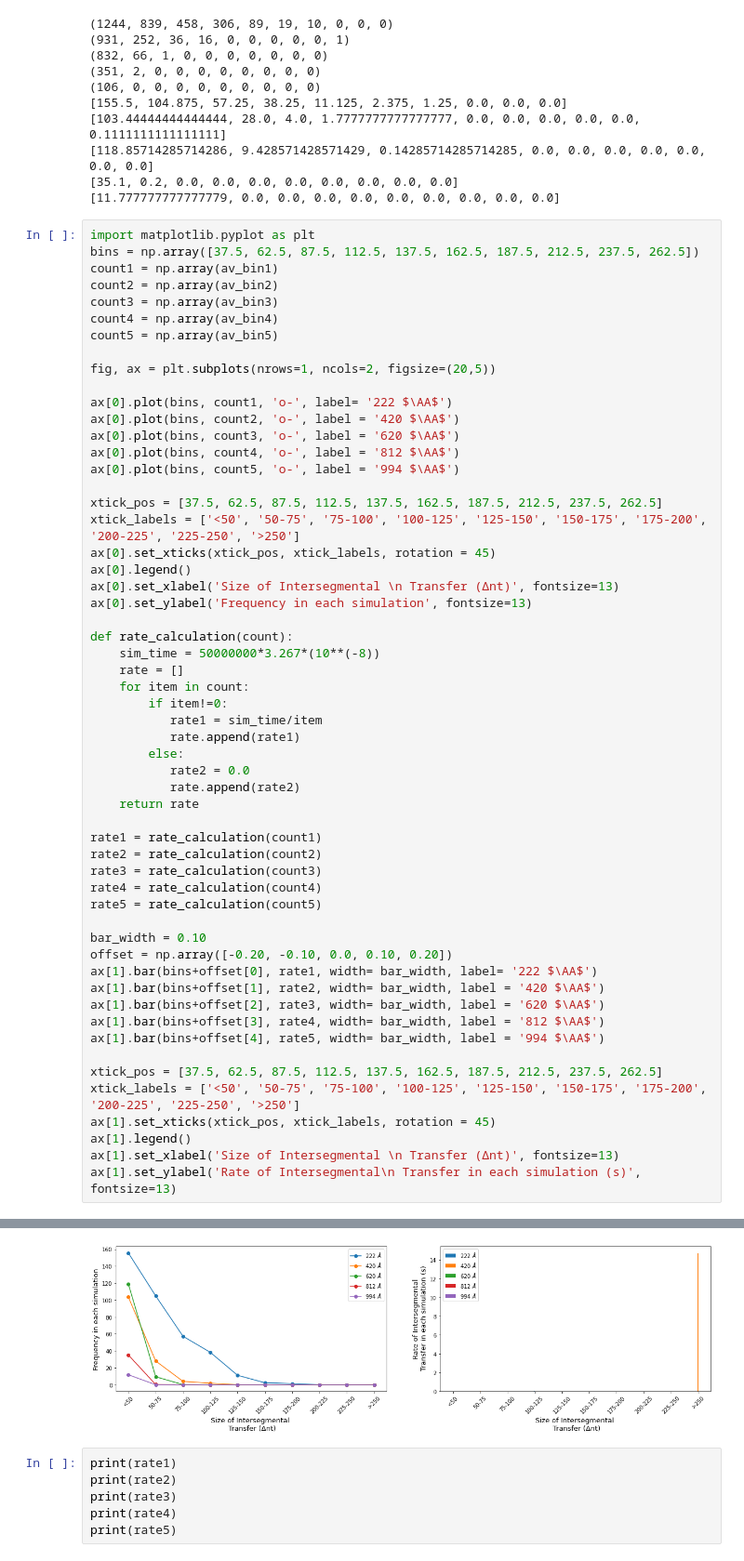
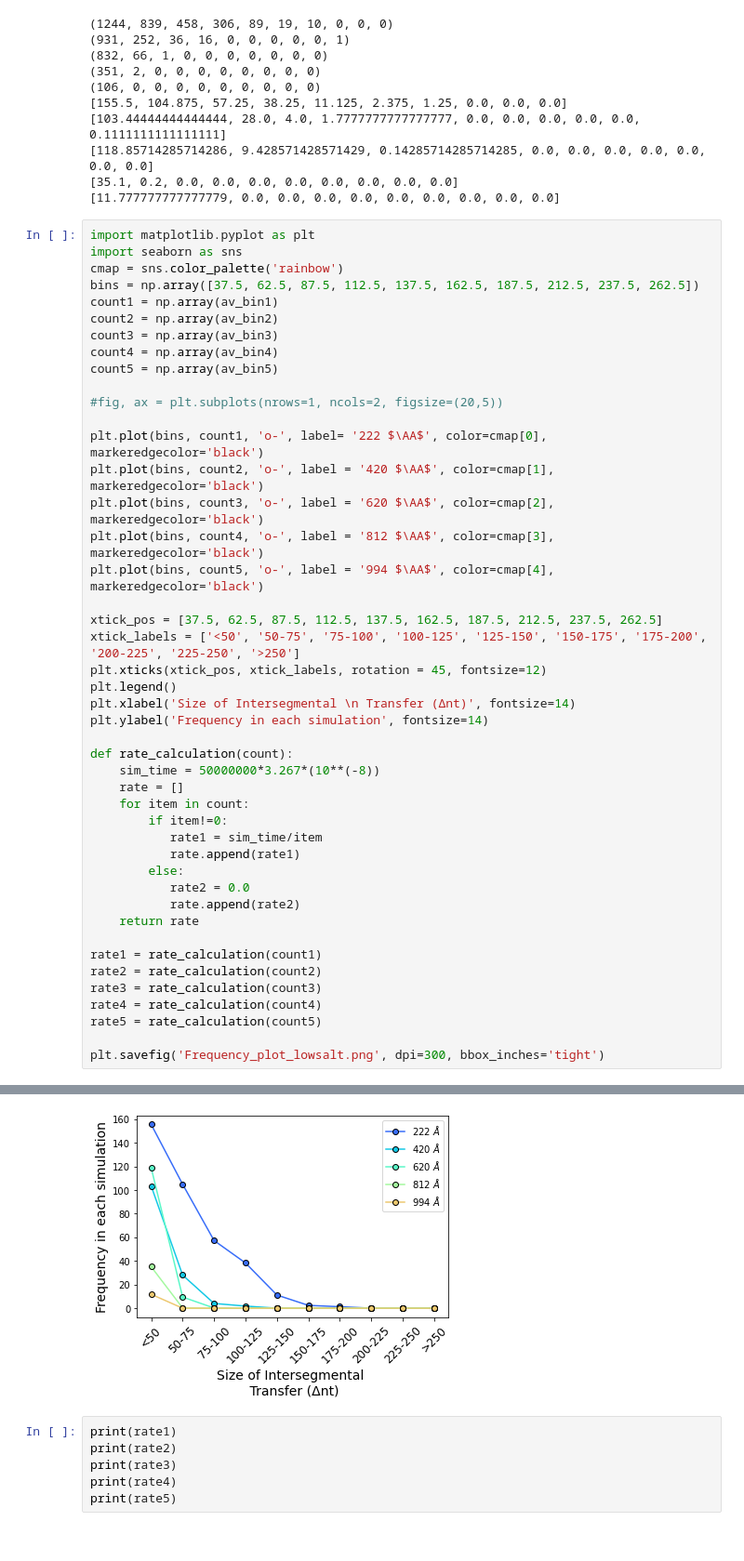
Before and after one commit to gargibiswas92/PROJECT.SSDNA.RES, a Jupyter notebook: INT.TRANSFERS/Time_step_final.ipynb, the cells around one changed output, grey strips where cells are left out. Shown: that part at 93% size. Drawn from its saved outputs; the diff is of its cells as text.

Commit message:
Rate and frequency plots

```diff
--- a/INT.TRANSFERS/Time_step_final.ipynb
+++ b/INT.TRANSFERS/Time_step_final.ipynb
@@ -117,6 +117,8 @@ print(av_bin5)
 [11.777777777777779, 0.0, 0.0, 0.0, 0.0, 0.0, 0.0, 0.0, 0.0, 0.0]
 # %%
 import matplotlib.pyplot as plt
+import seaborn as sns
+cmap = sns.color_palette('rainbow')
 bins = np.array([37.5, 62.5, 87.5, 112.5, 137.5, 162.5, 187.5, 212.5, 237.5, 262.5])
 count1 = np.array(av_bin1)
 count2 = np.array(av_bin2)
@@ -124,20 +126,20 @@ count3 = np.array(av_bin3)
 count4 = np.array(av_bin4)
 count5 = np.array(av_bin5)
 
-fig, ax = plt.subplots(nrows=1, ncols=2, figsize=(20,5))
+#fig, ax = plt.subplots(nrows=1, ncols=2, figsize=(20,5))
 
-ax[0].plot(bins, count1, 'o-', label= '222 $\AA$')
-ax[0].plot(bins, count2, 'o-', label = '420 $\AA$')
-ax[0].plot(bins, count3, 'o-', label = '620 $\AA$')
-ax[0].plot(bins, count4, 'o-', label = '812 $\AA$')
-ax[0].plot(bins, count5, 'o-', label = '994 $\AA$')
+plt.plot(bins, count1, 'o-', label= '222 $\AA$', color=cmap[0], markeredgecolor='black')
+plt.plot(bins, count2, 'o-', label = '420 $\AA$', color=cmap[1], markeredgecolor='black')
+plt.plot(bins, count3, 'o-', label = '620 $\AA$', color=cmap[2], markeredgecolor='black')
+plt.plot(bins, count4, 'o-', label = '812 $\AA$', color=cmap[3], markeredgecolor='black')
+plt.plot(bins, count5, 'o-', label = '994 $\AA$', color=cmap[4], markeredgecolor='black')
 
 xtick_pos = [37.5, 62.5, 87.5, 112.5, 137.5, 162.5, 187.5, 212.5, 237.5, 262.5]
 xtick_labels = ['<50', '50-75', '75-100', '100-125', '125-150', '150-175', '175-200', '200-225', '225-250', '>250']
-ax[0].set_xticks(xtick_pos, xtick_labels, rotation = 45)
-ax[0].legend()
-ax[0].set_xlabel('Size of Intersegmental \n Transfer (Δnt)', fontsize=13)
-ax[0].set_ylabel('Frequency in each simulation', fontsize=13)
+plt.xticks(xtick_pos, xtick_labels, rotation = 45, fontsize=12)
+plt.legend()
+plt.xlabel('Size of Intersegmental \n Transfer (Δnt)', fontsize=14)
+plt.ylabel('Frequency in each simulation', fontsize=14)
 
 def rate_calculation(count):
     sim_time = 50000000*3.267*(10**(-8))
@@ -157,18 +159,5 @@ rate3 = rate_calculation(count3)
 rate4 = rate_calculation(count4)
 rate5 = rate_calculation(count5)
 
-bar_width = 0.10
-offset = np.array([-0.20, -0.10, 0.0, 0.10, 0.20])
-ax[1].bar(bins+offset[0], rate1, width= bar_width, label= '222 $\AA$')
-ax[1].bar(bins+offset[1], rate2, width= bar_width, label = '420 $\AA$')
-ax[1].bar(bins+offset[2], rate3, width= bar_width, label = '620 $\AA$')
-ax[1].bar(bins+offset[3], rate4, width= bar_width, label = '812 $\AA$')
-ax[1].bar(bins+offset[4], rate5, width= bar_width, label = '994 $\AA$')
-
-xtick_pos = [37.5, 62.5, 87.5, 112.5, 137.5, 162.5, 187.5, 212.5, 237.5, 262.5]
-xtick_labels = ['<50', '50-75', '75-100', '100-125', '125-150', '150-175', '175-200', '200-225', '225-250', '>250']
-ax[1].set_xticks(xtick_pos, xtick_labels, rotation = 45)
-ax[1].legend()
-ax[1].set_xlabel('Size of Intersegmental \n Transfer (Δnt)', fontsize=13)
-ax[1].set_ylabel('Rate of Intersegmental\n Transfer in each simulation (s)', fontsize=13)
+plt.savefig('Frequency_plot_lowsalt.png', dpi=300, bbox_inches='tight')
 # %% [output]
@@ -176,4 +164,4 @@ Text(0, 0.5, 'Rate of Intersegmental\n Transfer in each simulation (s)')
-[figure, old version]
+[figure, new version]
 # %%
 print(rate1)
 print(rate2)
```
Also changed, not shown: parts of 2 cells of this notebook, 5 other files.
